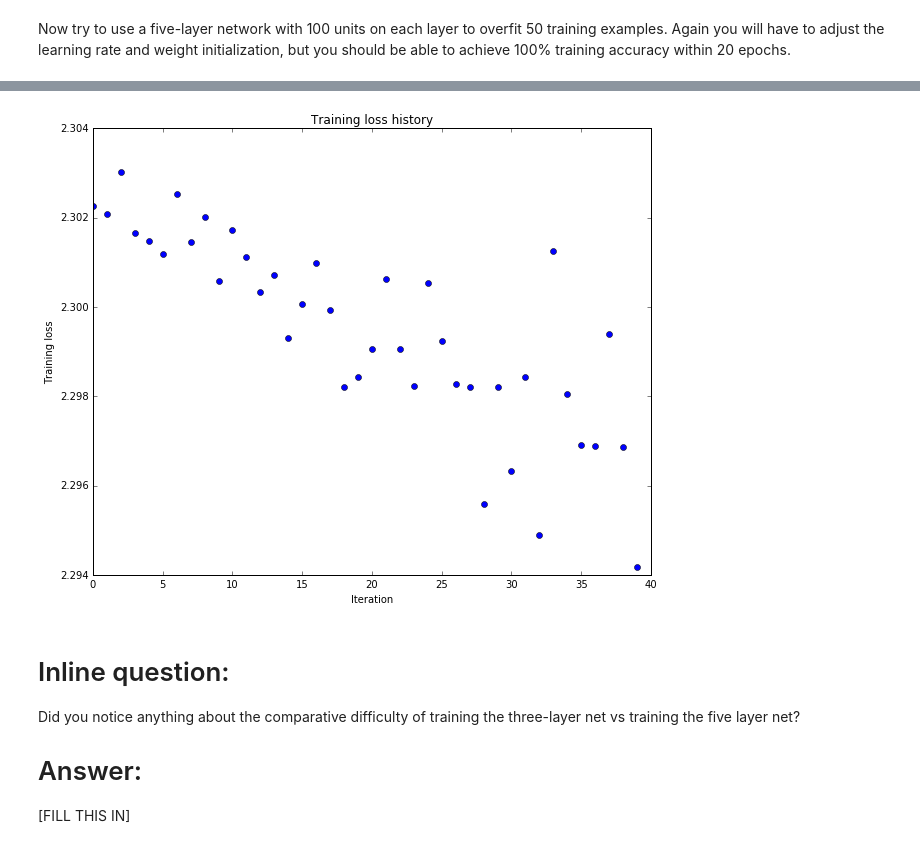
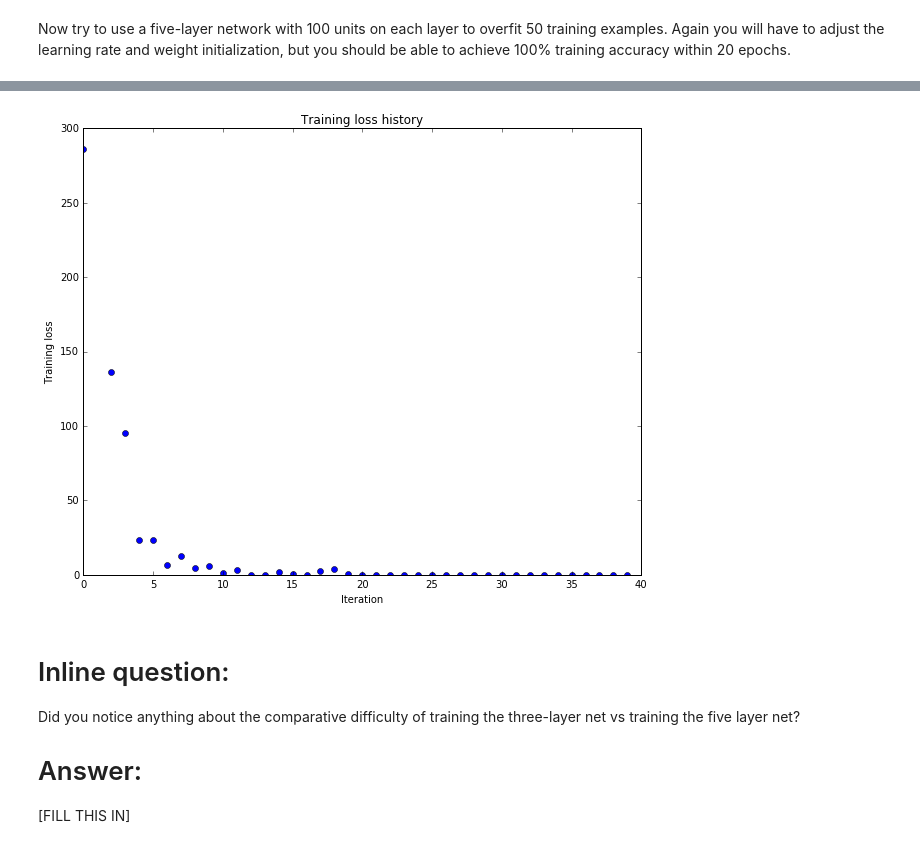
Before and after one commit to xavi1989/cs231n, a Jupyter notebook: assignment2/FullyConnectedNets.ipynb, the cells around one changed output, grey strips where cells are left out. Saved outputs shown, nothing was run; the diff lists cells and outputs as text; code cells hidden in the pictures.

```diff
--- a/assignment2/FullyConnectedNets.ipynb
+++ b/assignment2/FullyConnectedNets.ipynb
@@ -509,8 +509,8 @@ small_data = {
   'y_val': data['y_val'],
 }
 
-learning_rate = 5e-3
-weight_scale = 1e-2
+learning_rate = 1e-3
+weight_scale = 1e-1
 model = FullyConnectedNet([100, 100, 100, 100],
                 weight_scale=weight_scale, dtype=np.float64)
 solver = Solver(model, small_data,
@@ -548,4 +548,4 @@ plt.show()
-[figure, old version]
+[figure, new version]
 # %% [markdown]
 # Inline question:
 Did you notice anything about the comparative difficulty of training the three-layer net vs training the five layer net?
```
Also changed, not shown: parts of 1 cell of this notebook.
